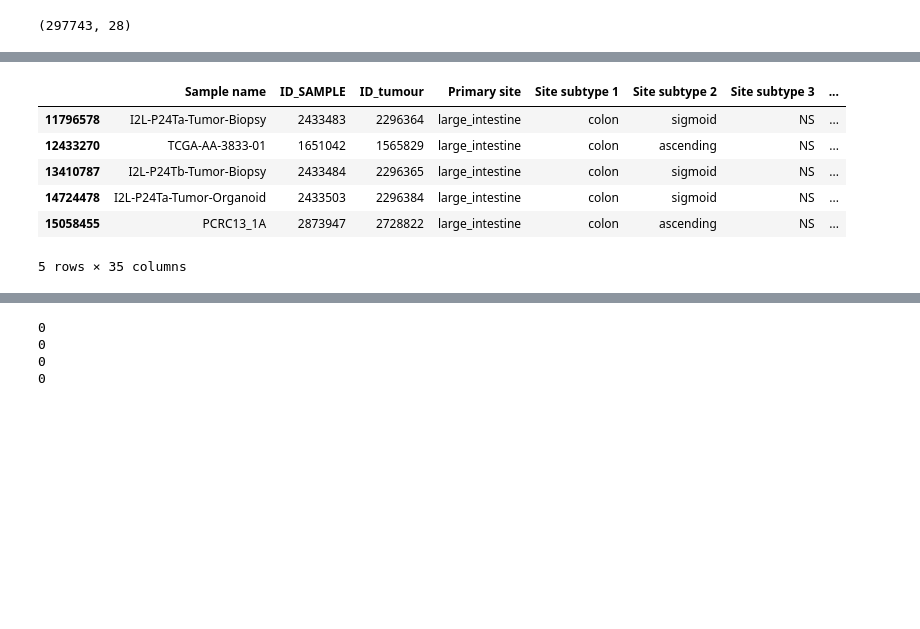
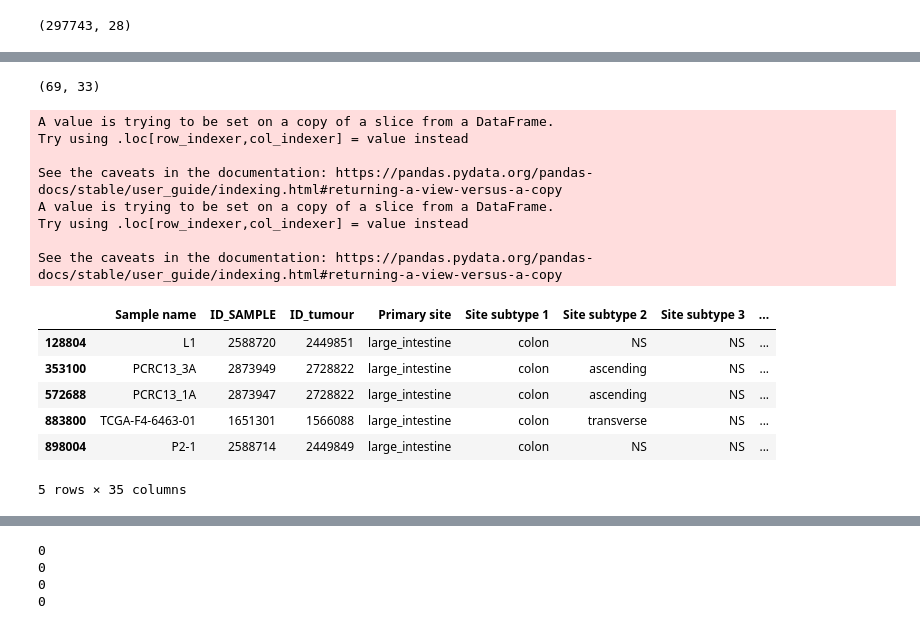
Before and after one commit to hanaecarrie/cfdna_snv_benchmark, a Jupyter notebook: spikeins/prepare_bed_from_cosmic.ipynb, the cells around one changed output, grey strips where cells are left out. Drawn from its saved outputs; the diff is of its cells as text; code cells hidden in the pictures; blank space fills up the shorter version.

```diff
--- a/spikeins/prepare_bed_from_cosmic.ipynb
+++ b/spikeins/prepare_bed_from_cosmic.ipynb
@@ -92,6 +100,7 @@ else: # target == 'noncoding'
     cosmic_muts['type'][cosmic_muts['MUT_SEQ'].str.len()-cosmic_muts['WT_SEQ'].str.len() == 0] = 'SNV'
     cosmic_muts['type'][cosmic_muts['MUT_SEQ'].str.len()-cosmic_muts['WT_SEQ'].str.len() > 0] = 'INS'
     cosmic_muts['type'][cosmic_muts['MUT_SEQ'].str.len()-cosmic_muts['WT_SEQ'].str.len() < 0] = 'DEL'
+    cosmic_muts = cosmic_muts[~cosmic_muts['type'].isna()]
 print(cosmic_muts.shape)
 cosmic_muts.head()
 # %% [output]
@@ -133,9 +133,10 @@ else: # target == 'noncoding'
 cosmic_muts['chrom'] = cosmic_muts[mutposname].str.split(':').str[0]
 cosmic_muts['chrom'][cosmic_muts['chrom'] == 23] = 'X'
 cosmic_muts['chrom'][cosmic_muts['chrom'] == 24] = 'Y'
-cosmic_muts['chrom'] = 'chr'+cosmic_muts['chrom']
 cosmic_muts['startpos'] = cosmic_muts[mutposname].str.split(':').str[1].str.split('-').str[0]
 cosmic_muts['endpos'] = cosmic_muts[mutposname].str.split(':').str[1].str.split('-').str[1]
 cosmic_muts['chrom_pos'] = cosmic_muts['chrom'] + '_' + cosmic_muts['startpos'] + '_' + cosmic_muts['endpos']
+cosmic_muts['startpos'] = cosmic_muts['startpos'].astype(int)
+cosmic_muts['endpos'] = cosmic_muts['endpos'].astype(int)
 cosmic_muts.dropna(subset=['chrom', 'startpos', 'endpos'], inplace=True)
 # %% [output]
@@ -234,0 +167,5 @@ See the caveats in the documentation: https://pandas.pydata.org/pandas-docs/stab
+# %%
+# select only single chromosome
+cosmic_muts = cosmic_muts[cosmic_muts['chrom_pos'].isin(common_muts)]
+print(cosmic_muts.shape)
+cosmic_muts['chrom'].value_counts()
@@ -235,34 +199,49 @@ See the caveats in the documentation: https://pandas.pydata.org/pandas-docs/stab
+# %%
+cosmic_muts_chr = cosmic_muts[cosmic_muts['chrom'] == chrom]
+print(cosmic_muts_chr.shape)
+# %% [output]
+(69, 33)
 # %%
 if target == 'coding':
     # info about nomenclature http://varnomen.hgvs.org/recommendations/DNA/
     cosmic_muts_chr['ref'] = np.nan
     cosmic_muts_chr['alt'] = np.nan
     cosmic_muts_chr['ref'][cosmic_muts_chr['type'] == 'SNV'] = cosmic_muts_chr[cosmic_muts_chr['type'] == 'SNV']['Mutation CDS'].str.split('>').str[0].str[-1]
     cosmic_muts_chr['alt'][cosmic_muts_chr['type'] == 'SNV'] = cosmic_muts_chr[cosmic_muts_chr['type'] == 'SNV']['Mutation CDS'].str.split('>').str[1]
     cosmic_muts_chr['alt'][cosmic_muts_chr['type'] == 'INS'] = cosmic_muts_chr[cosmic_muts_chr['type'] == 'INS']['Mutation CDS'].str.split('ins').str[1]
     for ri, row in cosmic_muts_chr.iterrows():
         if (row['type'] == 'INS') and (row['Mutation CDS'].endswith('dup')):
-            chrom, startpos, endpos = row['chrom_pos'].split('_')
+            chromrow, startpos, endpos = row['chrom_pos'].split('_')
+            if chromrow.startswith('chr'):
+                chromrow = chromrow[3:]
             startpos, endpos = int(startpos), int(endpos)
             fasta = pysam.FastaFile(os.path.join('data', 'GRCh37', 'GRCh37.fa'))
-            ref_seq = fasta.fetch(chrom, startpos-1, startpos)
+            ref_seq = fasta.fetch(chromrow, startpos-1, startpos)
             fasta.close()
             cosmic_muts_chr.at[ri, 'ref'] = ref_seq
             cosmic_muts_chr.at[ri, 'alt'] = ref_seq
     # needs shift in deletions for bamsurgeon to indicate length of deletion
     cosmic_muts_chr.loc[cosmic_muts_chr['type'] == 'DEL', 'endpos'] += 1 #cosmic_muts_chr[cosmic_muts_chr['type'] == 'DEL', 'endpos'] + 1
 else: # target noncoding
     cosmic_muts_chr['ref'] = cosmic_muts_chr['WT_SEQ']
     cosmic_muts_chr['alt'] = cosmic_muts_chr['MUT_SEQ']
 cosmic_muts_chr.head()
 # %% [output]
+A value is trying to be set on a copy of a slice from a DataFrame.
+Try using .loc[row_indexer,col_indexer] = value instead
+
+See the caveats in the documentation: https://pandas.pydata.org/pandas-docs/stable/user_guide/indexing.html#returning-a-view-versus-a-copy
+A value is trying to be set on a copy of a slice from a DataFrame.
+Try using .loc[row_indexer,col_indexer] = value instead
+
+See the caveats in the documentation: https://pandas.pydata.org/pandas-docs/stable/user_guide/indexing.html#returning-a-view-versus-a-copy
 |  | Sample name | ID_SAMPLE | ID_tumour | Primary site | Site subtype 1 | Site subtype 2 | Site subtype 3 | ... |
-| 11796578 | I2L-P24Ta-Tumor-Biopsy | 2433483 | 2296364 | large_intestine | colon | sigmoid | NS | ... |
-| 12433270 | TCGA-AA-3833-01 | 1651042 | 1565829 | large_intestine | colon | ascending | NS | ... |
-| 13410787 | I2L-P24Tb-Tumor-Biopsy | 2433484 | 2296365 | large_intestine | colon | sigmoid | NS | ... |
-| 14724478 | I2L-P24Ta-Tumor-Organoid | 2433503 | 2296384 | large_intestine | colon | sigmoid | NS | ... |
-| 15058455 | PCRC13_1A | 2873947 | 2728822 | large_intestine | colon | ascending | NS | ... |
+| 128804 | L1 | 2588720 | 2449851 | large_intestine | colon | NS | NS | ... |
+| 353100 | PCRC13_3A | 2873949 | 2728822 | large_intestine | colon | ascending | NS | ... |
+| 572688 | PCRC13_1A | 2873947 | 2728822 | large_intestine | colon | ascending | NS | ... |
+| 883800 | TCGA-F4-6463-01 | 1651301 | 1566088 | large_intestine | colon | transverse | NS | ... |
+| 898004 | P2-1 | 2588714 | 2449849 | large_intestine | colon | NS | NS | ... |
-5 rows × 35 columns
+5 rows × 35 columns
 # %%
 cosmic_bed_chr = cosmic_muts_chr[['chrom', 'startpos', 'endpos', 'alt', 'type']].reset_index(drop=True)
 cosmic_bed_chr.drop_duplicates(inplace=True, ignore_index=True)
```
Also changed, not shown: parts of 13 cells of this notebook, 1 other file.
